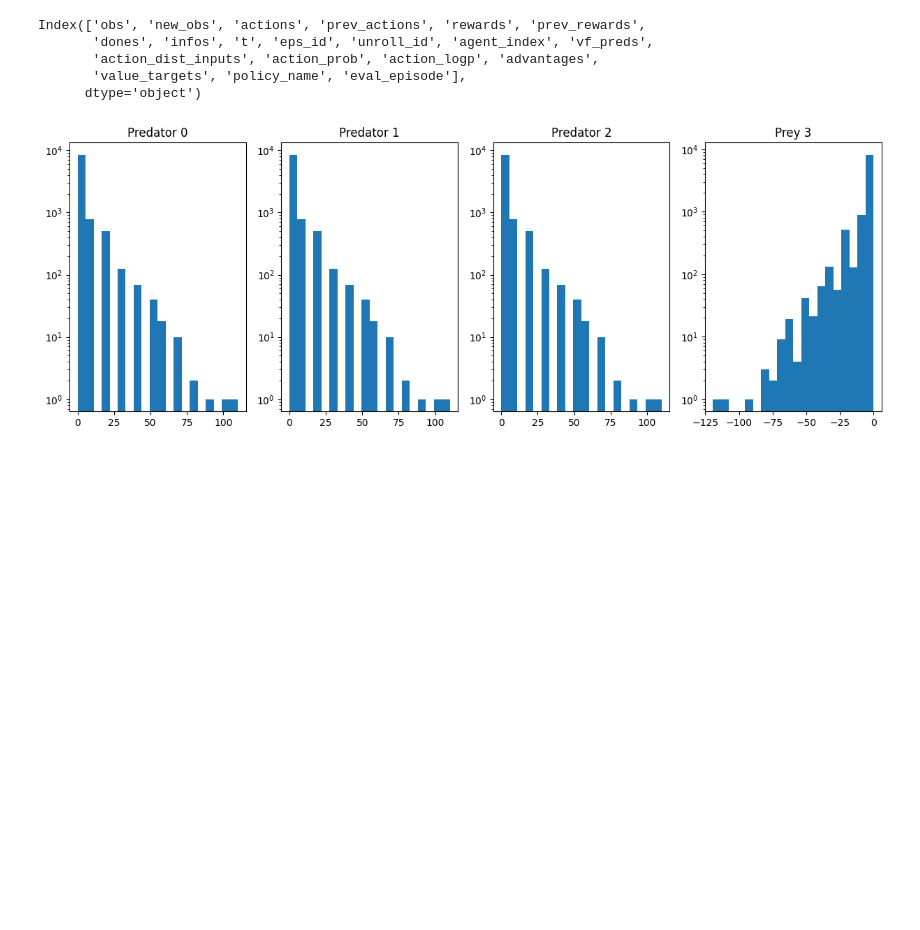
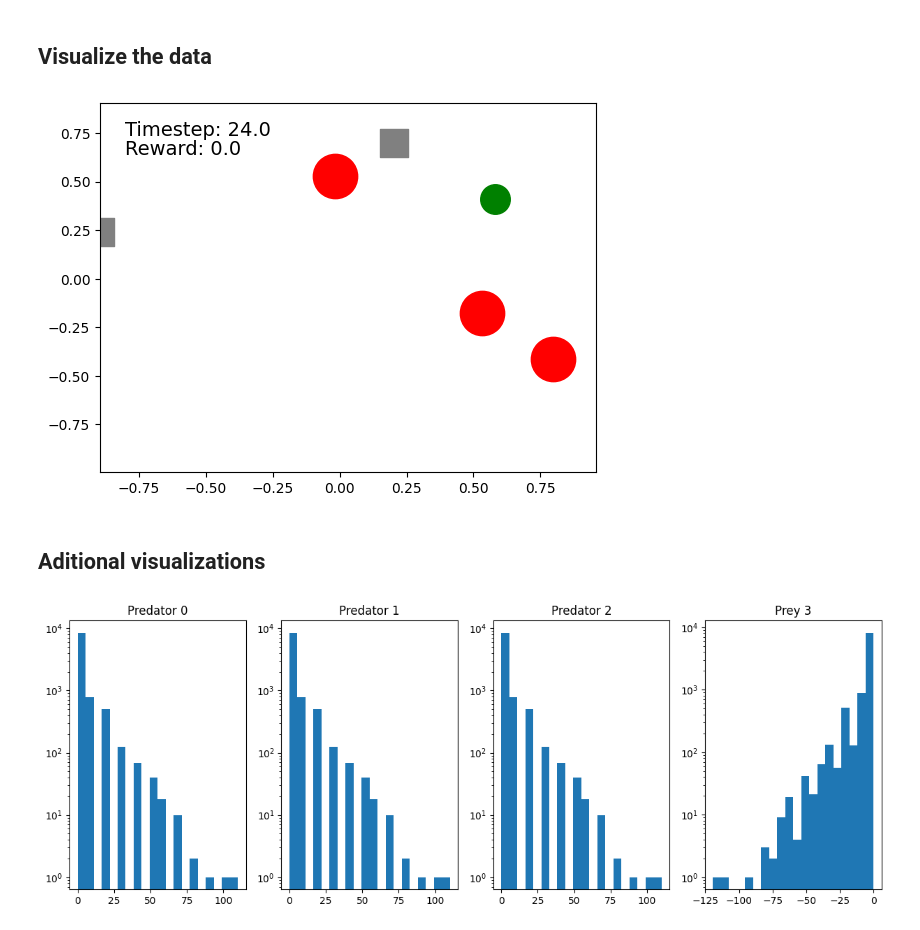
Before and after one commit to amimem/agent_abstraction, a Jupyter notebook: notebooks/render_env.ipynb, the cells around one changed output. Drawn from its saved outputs; the diff is of its cells as text; code cells hidden in the pictures; blank space fills up the shorter version.

```diff
--- a/notebooks/render_env.ipynb
+++ b/notebooks/render_env.ipynb
@@ -92,15 +167,44 @@ def interp_entities(entities, num_interpolation_points):
+# %% [markdown]
+## Visualize the data
 # %%
 # Load the h5 dataset
 file_path = '../data.h5'
 df_whole = pd.read_hdf(file_path)
-# %%
-df_whole.keys()
-# %% [output]
-Index(['obs', 'new_obs', 'actions', 'prev_actions', 'rewards', 'prev_rewards',
-       'dones', 'infos', 't', 'eps_id', 'unroll_id', 'agent_index', 'vf_preds',
-       'action_dist_inputs', 'action_prob', 'action_logp', 'advantages',
-       'value_targets', 'policy_name', 'eval_episode'],
-      dtype='object')
+# %%
+plotting_eps = select_episodes(df_whole, eps_ids='max_reward', n=2, order='low')
+
+positions_interp, timesteps_interp, rewards_interp =  interpolate_trajectories(
+    plotting_eps, num_interpolation_points=10)
+# %%
+# Set up the plot
+fig, ax = plt.subplots()
+ax.set_xlim(positions_interp[:,:,0].min(), positions_interp[:,:,0].max())
+ax.set_ylim(positions_interp[:,:,1].min(), positions_interp[:,:,1].max())
+scatters = [ax.scatter(positions_interp[0, agent_id, 0], positions_interp[0, agent_id, 1], s=np.pi * 18**2, color='red', label=f'Predator {agent_id}') for agent_id in [0,1,2]]
+# make the scatter for agent 3 a bigger dot
+scatters.append(ax.scatter(positions_interp[0, 3, 0], positions_interp[0, 3, 1], label='Prey', s=np.pi * 12**2, color='green'))
+# make the scatter for the entities a square instead of a circle
+scatters.append(ax.scatter(positions_interp[0, 4, 0], positions_interp[0, 4, 1], label='Entity 1', marker='s', s=400, color='gray'))
+scatters.append(ax.scatter(positions_interp[0, 5, 0], positions_interp[0, 5, 1], label='Entity 2', marker='s', s=400, color='gray'))
+# ax.legend()
+# add the timesteps to the plot
+timestep_text  = ax.text(0.05, 0.95, f'Timestep: {timesteps_interp[0]}', transform=ax.transAxes, fontsize=14, verticalalignment='top')
+reward_text = ax.text(0.05, 0.90, f'Reward: {rewards_interp[0]}', transform=ax.transAxes, fontsize=14, verticalalignment='top')
+
+# Create an animation from the data
+frames = positions_interp.shape[0]
+ani = animation.FuncAnimation(fig, update_plot, frames=frames, fargs=(positions_interp, scatters, timesteps_interp, timestep_text, rewards_interp, reward_text), interval=1000)
+
+# Save the animation to a file (optional), add the current time to the filename
+datetime_str = datetime.datetime.now().strftime("%Y-%m-%d_%H-%M-%S")
+ani.save(f'animation_{datetime_str}.mp4', writer='ffmpeg', fps=25)
+
+# Display the animation
+plt.show()
+# %% [output]
+[figure, added]
+# %% [markdown]
+## Aditional visualizations
 # %%
 # separate df_whole into one dataframe per agent
 df_agent_0 = df_whole[df_whole['agent_index'] == 0]
```
Also changed, not shown: parts of 7 cells of this notebook.
